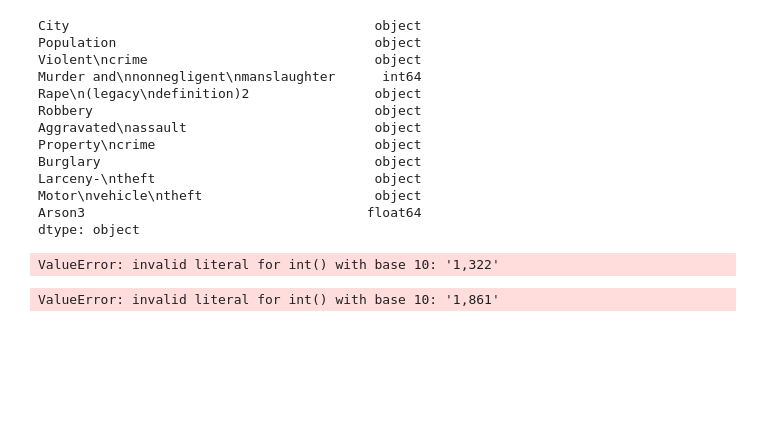
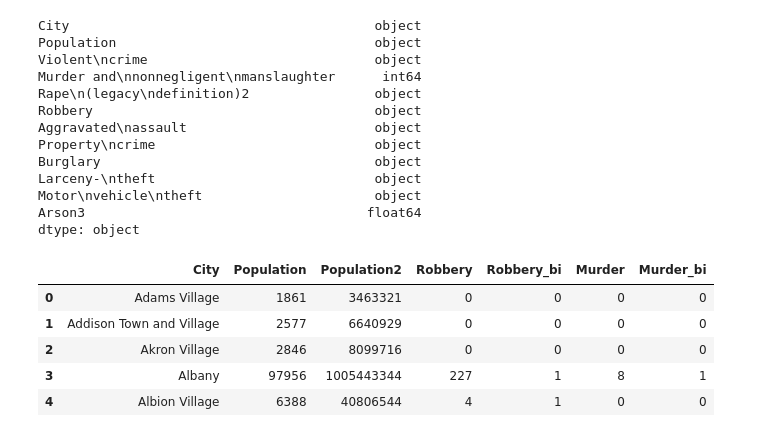
Before and after one commit to Kingbigtiger/class-studies, a Jupyter notebook: Unit 2.4.2 Bootcamp Multivariable Regression.ipynb, the cells around one changed output. Drawn from its saved outputs; the diff is of its cells as text; code cells hidden in the pictures; blank space fills up the shorter version.

```diff
--- a/Unit 2.4.2 Bootcamp Multivariable Regression.ipynb
+++ b/Unit 2.4.2 Bootcamp Multivariable Regression.ipynb
@@ -99,18 +99,22 @@ Arson3                                    float64
 dtype: object
 # %%
 from sklearn.impute import SimpleImputer
-# %%
-import re
-ny_crime_data.dtypes
-ny_crime_data['Robbery1'] = ny_crime_data['Robbery'].replace(' ,','')
-ny_crime_data['Robbery1'] = ny_crime_data.Robbery.astype(int)
-new_df['robbery_bi'] = ny_crime_data['Robbery'].apply(lambda x: 1 if x > 0 else 0)
-# %% [output]
-ValueError: invalid literal for int() with base 10: '1,322'
-# %%
-ny_crime_data['Population'] = ny_crime_data['Population'].replace(' ,','')
-ny_crime_data['Population'] = ny_crime_data['Population'].astype(int)
-
-ny_crime_data['Population2'] = ny_crime_data['Population']**2
-# %% [output]
-ValueError: invalid literal for int() with base 10: '1,861'
+# %%
+ny_crime_data2 = pd.DataFrame()
+ny_crime_data2['City'] = ny_crime_data['City']
+ny_crime_data2['Population'] = ny_crime_data.Population.str.replace(',' , '').astype(int)
+ny_crime_data2['Population2'] = ny_crime_data2['Population']**2
+ny_crime_data2['Robbery'] = ny_crime_data.Robbery.str.replace(',' , '').astype(int)
+ny_crime_data2['Robbery_bi'] = ny_crime_data2['Robbery'].apply(lambda x: 1 if x > 0 else 0)
+ny_crime_data2['Murder'] = ny_crime_data['Murder and\nnonnegligent\nmanslaughter']
+ny_crime_data2['Murder_bi'] = ny_crime_data2['Murder'].apply(lambda x: 1 if x > 0 else 0)
+ny_crime_data2['Property Crime'] =
+imp = SimpleImputer(missing_values=np.nan, strategy='mean')
+ny_crime_data2.head()
+# %% [output]
+|  | City | Population | Population2 | Robbery | Robbery_bi | Murder | Murder_bi |
+| 0 | Adams Village | 1861 | 3463321 | 0 | 0 | 0 | 0 |
+| 1 | Addison Town and Village | 2577 | 6640929 | 0 | 0 | 0 | 0 |
+| 2 | Akron Village | 2846 | 8099716 | 0 | 0 | 0 | 0 |
+| 3 | Albany | 97956 | 1005443344 | 227 | 1 | 8 | 1 |
+| 4 | Albion Village | 6388 | 40806544 | 4 | 1 | 0 | 0 |
```
Also changed, not shown: parts of 5 cells of this notebook.
